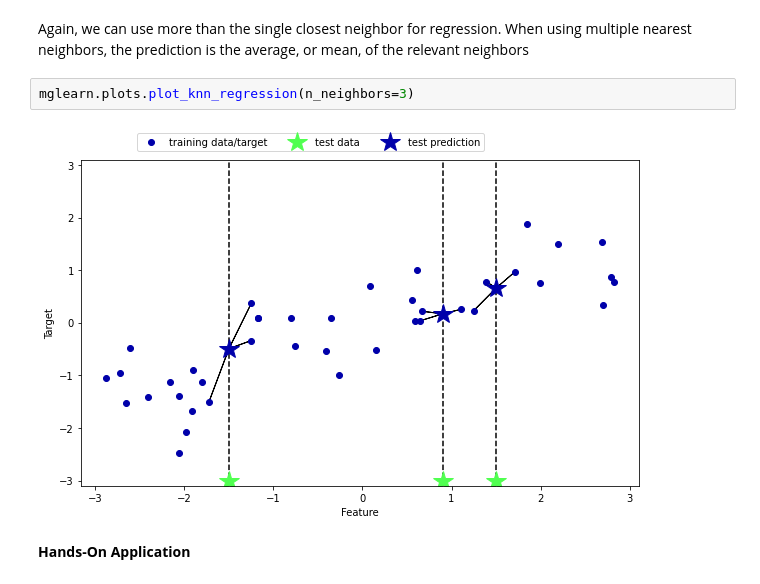
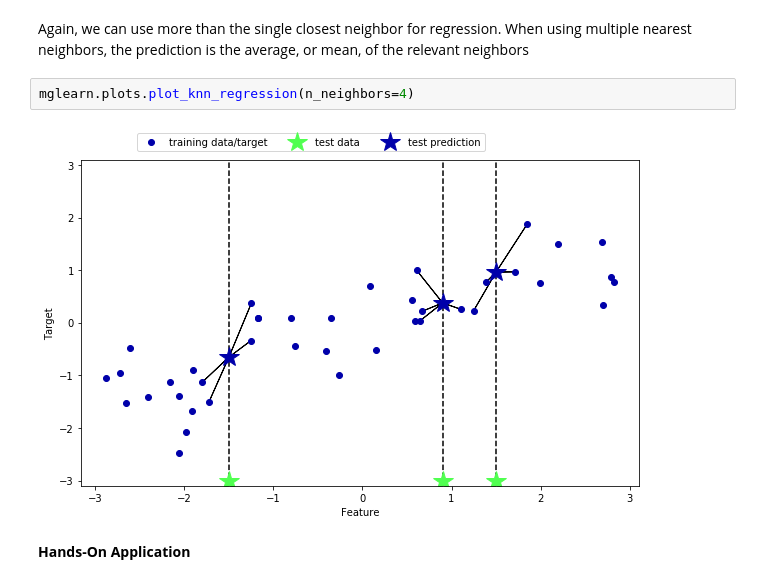
Before and after one commit to dag2104/Machine-Learning, a Jupyter notebook: 4_1_Supervised_Learning_kNearestNeighbors.ipynb, the cells around one changed output. Saved outputs shown, nothing was run; the diff lists cells and outputs as text.

```diff
--- a/4_1_Supervised_Learning_kNearestNeighbors.ipynb
+++ b/4_1_Supervised_Learning_kNearestNeighbors.ipynb
@@ -148,9 +148,9 @@ mglearn.plots.plot_knn_regression(n_neighbors=1)
 # %% [markdown]
 Again, we can use more than the single closest neighbor for regression. When using multiple nearest neighbors, the prediction is the average, or mean, of the relevant neighbors
 # %%
-mglearn.plots.plot_knn_regression(n_neighbors=3)
+mglearn.plots.plot_knn_regression(n_neighbors=4)
 # %% [output]
-[figure, old version]
+[figure, new version]
 # %% [markdown]
 **Hands-On Application**
 # %% [markdown]
```
Also changed, not shown: parts of 3 cells of this notebook, 5 other files.
